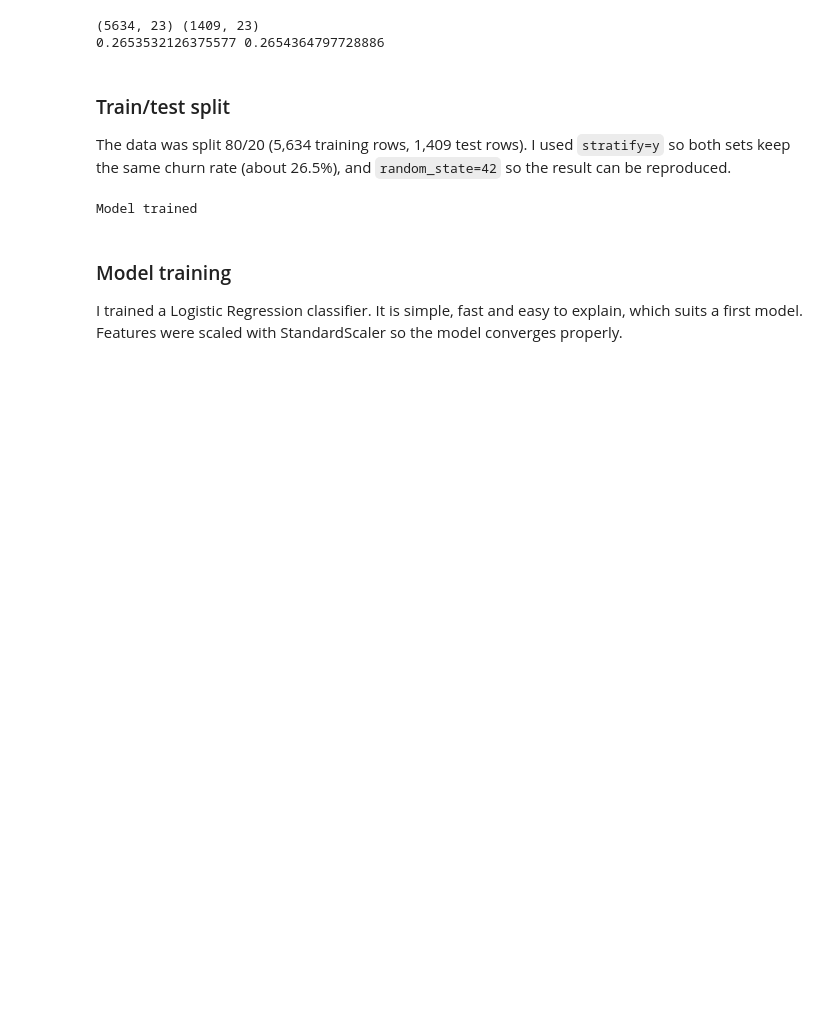
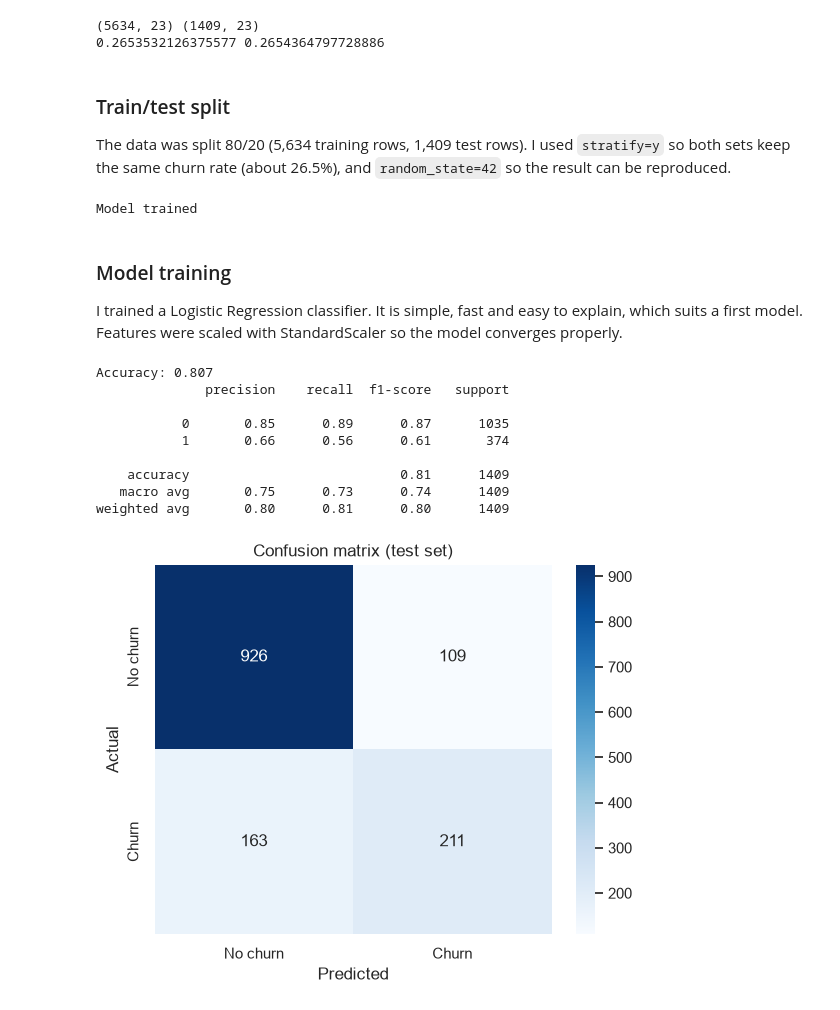
Before and after one commit to gabrielle-bertocchi/pfd200-churn-prediction, a Jupyter notebook: churn_analysis.ipynb, the cells around one changed output. Drawn from its saved outputs; the diff is of its cells as text; code cells hidden in the pictures; blank space fills up the shorter version.

Commit message:
Evaluate model: accuracy and confusion matrix

```diff
--- a/churn_analysis.ipynb
+++ b/churn_analysis.ipynb
@@ -253,3 +253,28 @@ Model trained
 # %% [markdown]
 ### Model training
 I trained a Logistic Regression classifier. It is simple, fast and easy to explain, which suits a first model. Features were scaled with StandardScaler so the model converges properly.
+# %%
+from sklearn.metrics import accuracy_score, confusion_matrix, classification_report
+
+y_pred = model.predict(X_test)
+print("Accuracy:", round(accuracy_score(y_test, y_pred), 3))
+print(classification_report(y_test, y_pred))
+
+cm = confusion_matrix(y_test, y_pred)
+sns.heatmap(cm, annot=True, fmt='d', cmap='Blues',
+            xticklabels=['No churn', 'Churn'], yticklabels=['No churn', 'Churn'])
+plt.title('Confusion matrix (test set)')
+plt.xlabel('Predicted')
+plt.ylabel('Actual')
+plt.show()
+# %% [output]
+Accuracy: 0.807
+              precision    recall  f1-score   support
+
+           0       0.85      0.89      0.87      1035
+           1       0.66      0.56      0.61       374
+
+    accuracy                           0.81      1409
+   macro avg       0.75      0.73      0.74      1409
+weighted avg       0.80      0.81      0.80      1409
+[figure, added]
```
Also changed, not shown: parts of 1 cell of this notebook.
